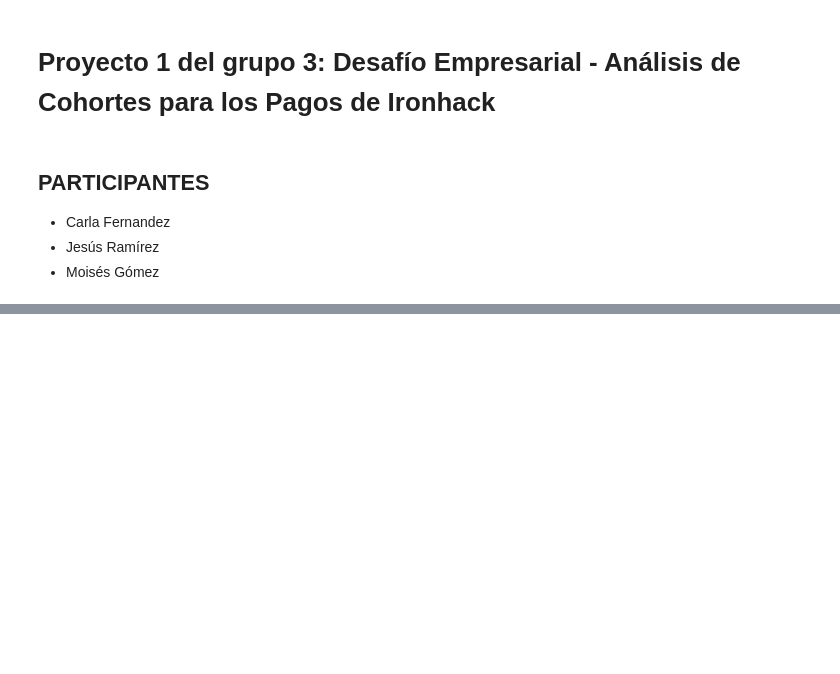
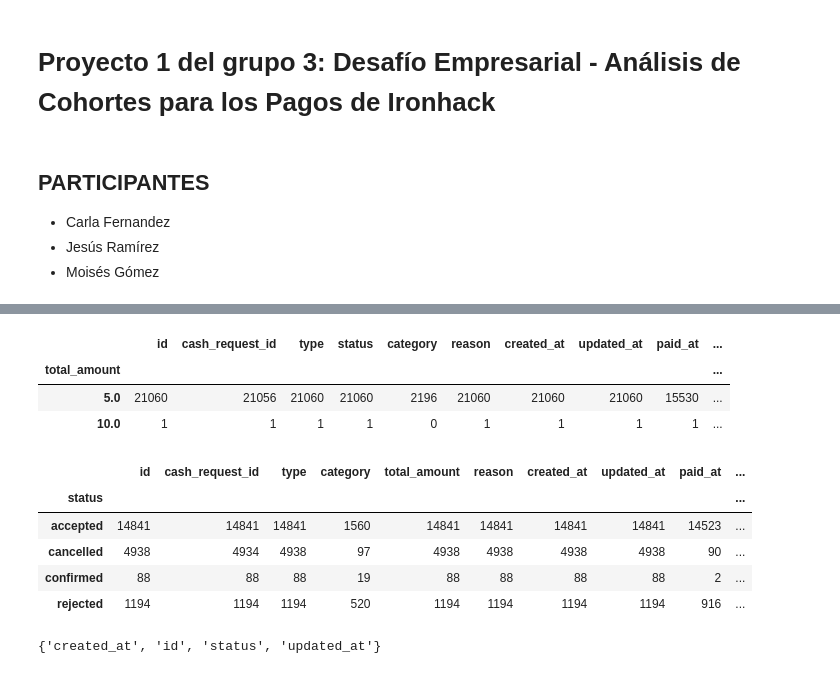
Before and after one commit to moiatgit/project-1-ironhack-payments-es, a Jupyter notebook: grupo3.ipynb, the cells around one changed output, grey strips where cells are left out. Drawn from its saved outputs; the diff is of its cells as text; code cells hidden in the pictures; blank space fills up the shorter version.

```diff
--- a/grupo3.ipynb
+++ b/grupo3.ipynb
@@ -44,0 +178,7 @@ Evalúa la calidad del conjunto de datos identificando valores faltantes, incons
+# %%
+fees.groupby('total_amount').count()
+# %% [output]
+|  | id | cash_request_id | type | status | category | reason | created_at | updated_at | paid_at | ... |
+| total_amount |  |  |  |  |  |  |  |  |  | ... |
+| 5.0 | 21060 | 21056 | 21060 | 21060 | 2196 | 21060 | 21060 | 21060 | 15530 | ... |
+| 10.0 | 1 | 1 | 1 | 1 | 0 | 1 | 1 | 1 | 1 | ... |
@@ -44,0 +187,9 @@ Evalúa la calidad del conjunto de datos identificando valores faltantes, incons
+# %%
+fees.groupby('status').count()
+# %% [output]
+|  | id | cash_request_id | type | category | total_amount | reason | created_at | updated_at | paid_at | ... |
+| status |  |  |  |  |  |  |  |  |  | ... |
+| accepted | 14841 | 14841 | 14841 | 1560 | 14841 | 14841 | 14841 | 14841 | 14523 | ... |
+| cancelled | 4938 | 4934 | 4938 | 97 | 4938 | 4938 | 4938 | 4938 | 90 | ... |
+| confirmed | 88 | 88 | 88 | 19 | 88 | 88 | 88 | 88 | 2 | ... |
+| rejected | 1194 | 1194 | 1194 | 520 | 1194 | 1194 | 1194 | 1194 | 916 | ... |
@@ -44,0 +198,4 @@ Evalúa la calidad del conjunto de datos identificando valores faltantes, incons
+# %%
+set(cash.columns) & set(fees.columns)
+# %% [output]
+{'created_at', 'id', 'status', 'updated_at'}
```
Also changed, not shown: parts of 19 cells of this notebook.
